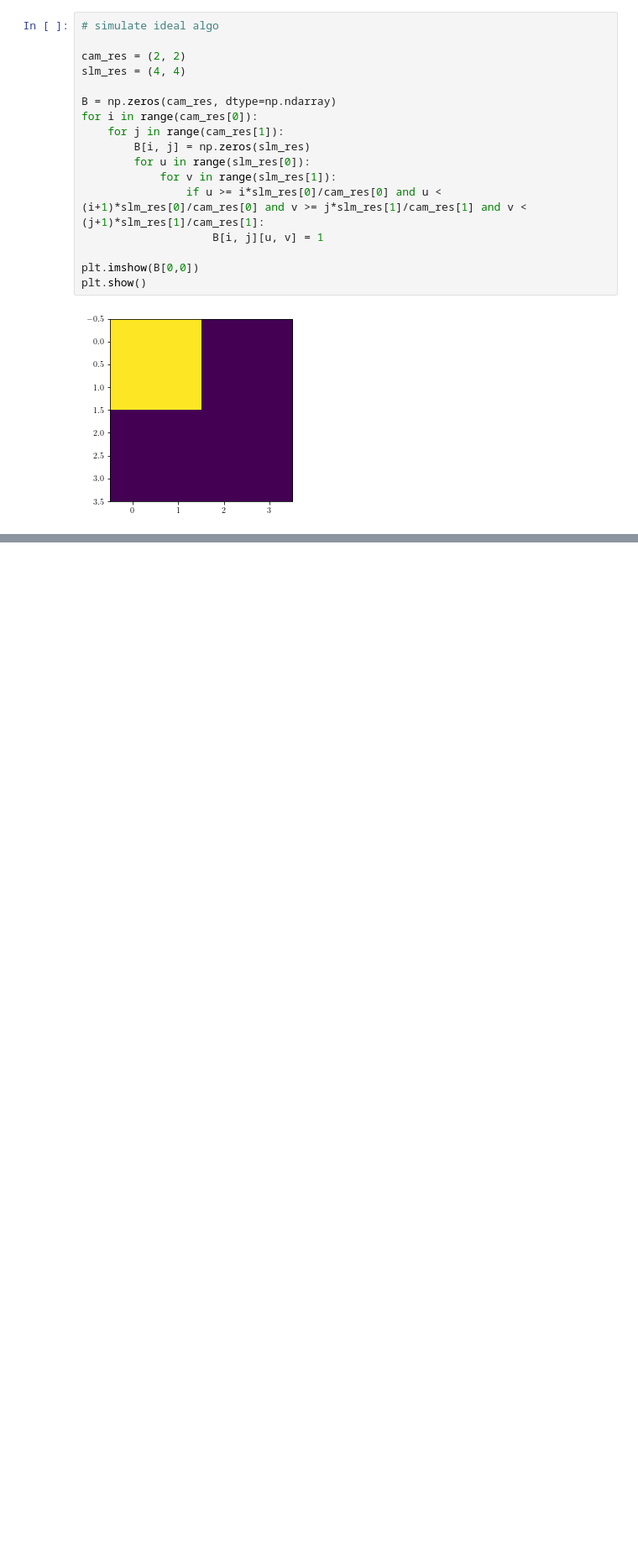
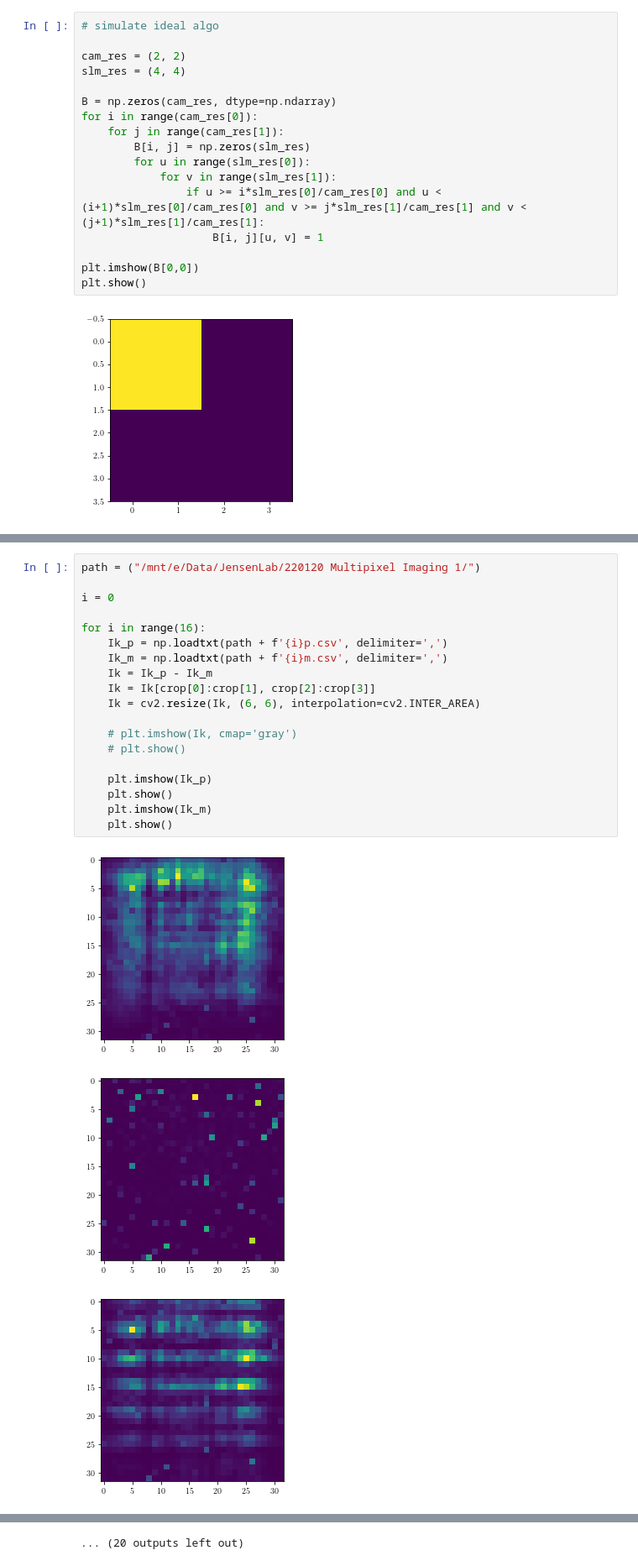
Before and after one commit to rstanuwijaya/jensen-lab-analysis, a Jupyter notebook: notebooks/newgdi.ipynb, the cells around one changed output, grey strips where cells are left out. Shown at 84% size. Drawn from its saved outputs; the diff is of its cells as text; blank space fills up the shorter version.

```diff
--- a/notebooks/newgdi.ipynb
+++ b/notebooks/newgdi.ipynb
@@ -165,0 +255,23 @@ plt.show()
+# %%
+path = ("/mnt/e/Data/JensenLab/220120 Multipixel Imaging 1/")
+
+i = 0
+
+for i in range(16):
+    Ik_p = np.loadtxt(path + f'{i}p.csv', delimiter=',')
+    Ik_m = np.loadtxt(path + f'{i}m.csv', delimiter=',')
+    Ik = Ik_p - Ik_m
+    Ik = Ik[crop[0]:crop[1], crop[2]:crop[3]]
+    Ik = cv2.resize(Ik, (6, 6), interpolation=cv2.INTER_AREA)
+
+    # plt.imshow(Ik, cmap='gray')
+    # plt.show()
+
+    plt.imshow(Ik_p)
+    plt.show()
+    plt.imshow(Ik_m)
+    plt.show()
+# %% [output]
+[figure, added]
+[figure, added]
+[figure, added]
@@ -165,0 +287 @@ plt.show()
+... (20 outputs left out)
```
Also changed, not shown: parts of 7 cells of this notebook, 2 other files.
